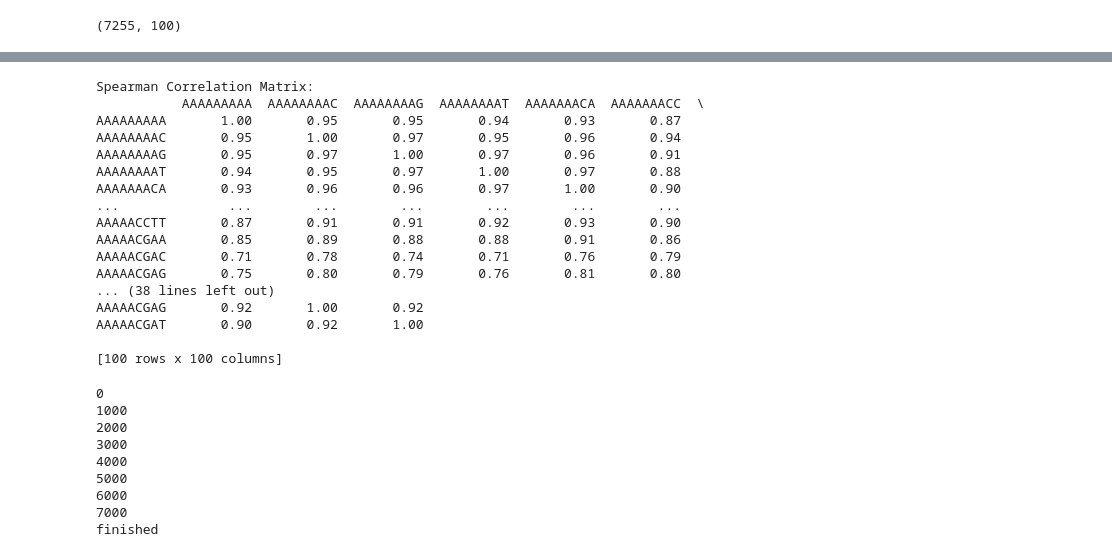
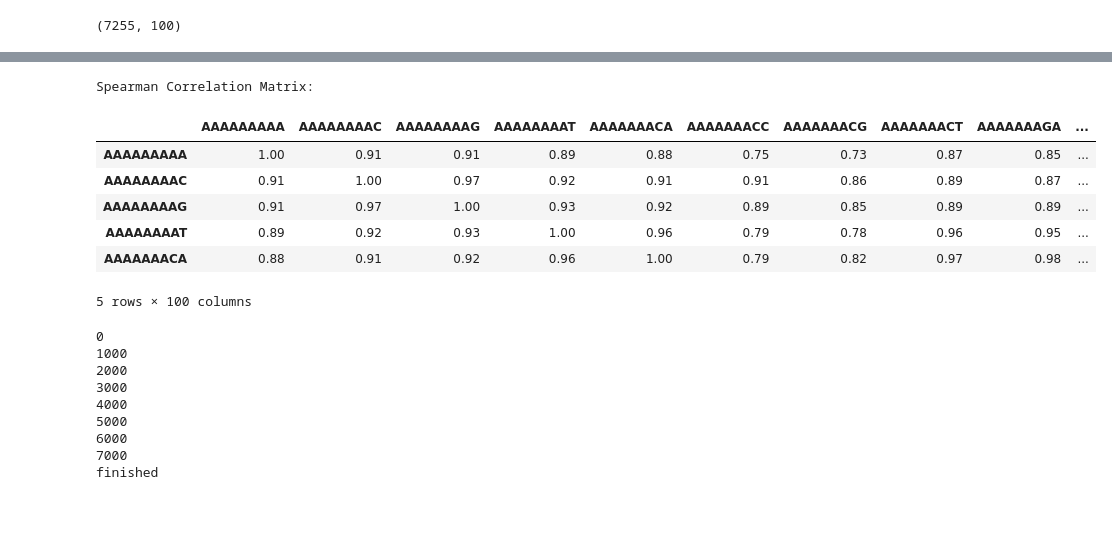
Before and after one commit to ProfHeydeFranca/BacterialData, a Jupyter notebook: run_features/scripts/feature_selection-development-only.ipynb, the cells around one changed output, grey strips where cells are left out. Cells and saved outputs as stored; diff of their text form; code cells hidden in the pictures; blank space fills up the shorter version.

```diff
--- a/run_features/scripts/feature_selection-development-only.ipynb
+++ b/run_features/scripts/feature_selection-development-only.ipynb
@@ -146,35 +146,28 @@ Number of zero-variance features: 0 , or: 0.0 % of the total of features
  Any NAs in the dataframe? False
 # %%
-#BLOCK ALTERNATIVE FOR BLOCK BELOW TO AVOID SEG FAULT ERROR WITH LARGE
+#BLOCK ALTERNATIVE FOR BLOCK BELOW TO AVOID SEG FAULT ERROR WITH LARGE INPUT - scipy.stats.spearmanr - on use
 
 import pandas as pd
 from scipy.stats import spearmanr
+
+correlation_matrix1 = X.corr(method='spearman')
 
 # Calculate Spearman correlation
 corr, _ = spearmanr(X)
 
 # Convert to DataFrame
 column_names = X.columns
-correlation_matrix = pd.DataFrame(corr, columns=column_names, index=column_names)
+correlation_matrix2 = pd.DataFrame(corr, columns=column_names, index=column_names)
 
 print("Spearman Correlation Matrix:")
-print(correlation_matrix)
+correlation_matrix2.head()
 # %% [output]
 Spearman Correlation Matrix:
-           AAAAAAAAA  AAAAAAAAC  AAAAAAAAG  AAAAAAAAT  AAAAAAACA  AAAAAAACC  \
-AAAAAAAAA       1.00       0.95       0.95       0.94       0.93       0.87
-AAAAAAAAC       0.95       1.00       0.97       0.95       0.96       0.94
-AAAAAAAAG       0.95       0.97       1.00       0.97       0.96       0.91
-AAAAAAAAT       0.94       0.95       0.97       1.00       0.97       0.88
-AAAAAAACA       0.93       0.96       0.96       0.97       1.00       0.90
-...              ...        ...        ...        ...        ...        ...
-AAAAACCTT       0.87       0.91       0.91       0.92       0.93       0.90
-AAAAACGAA       0.85       0.89       0.88       0.88       0.91       0.86
-AAAAACGAC       0.71       0.78       0.74       0.71       0.76       0.79
-AAAAACGAG       0.75       0.80       0.79       0.76       0.81       0.80
-... (38 lines left out)
-AAAAACGAG       0.92       1.00       0.92
-AAAAACGAT       0.90       0.92       1.00
-
-[100 rows x 100 columns]
+|  | AAAAAAAAA | AAAAAAAAC | AAAAAAAAG | AAAAAAAAT | AAAAAAACA | AAAAAAACC | AAAAAAACG | AAAAAAACT | AAAAAAAGA | ... |
+| AAAAAAAAA | 1.00 | 0.91 | 0.91 | 0.89 | 0.88 | 0.75 | 0.73 | 0.87 | 0.85 | ... |
+| AAAAAAAAC | 0.91 | 1.00 | 0.97 | 0.92 | 0.91 | 0.91 | 0.86 | 0.89 | 0.87 | ... |
+| AAAAAAAAG | 0.91 | 0.97 | 1.00 | 0.93 | 0.92 | 0.89 | 0.85 | 0.89 | 0.89 | ... |
+| AAAAAAAAT | 0.89 | 0.92 | 0.93 | 1.00 | 0.96 | 0.79 | 0.78 | 0.96 | 0.95 | ... |
+| AAAAAAACA | 0.88 | 0.91 | 0.92 | 0.96 | 1.00 | 0.79 | 0.82 | 0.97 | 0.98 | ... |
+5 rows × 100 columns
 # %%
```
Also changed, not shown: parts of 9 cells of this notebook.
